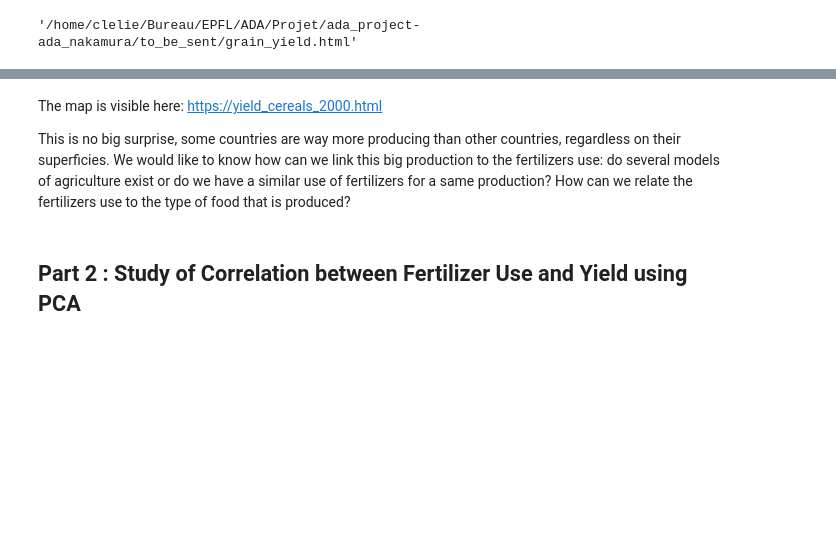
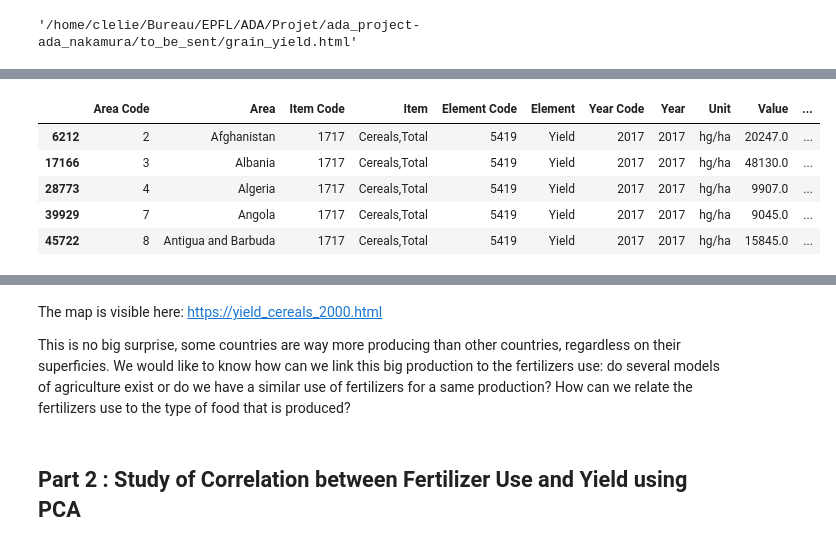
Before and after one commit to amara-slaymaker/ada_project-ada_nakamura, a Jupyter notebook: to_be_sent/Milestone_2maps_color.ipynb, the cells around one changed output, grey strips where cells are left out. Drawn from its saved outputs; the diff is of its cells as text; code cells hidden in the pictures; blank space fills up the shorter version.

```diff
--- a/to_be_sent/Milestone_2maps_color.ipynb
+++ b/to_be_sent/Milestone_2maps_color.ipynb
@@ -529,0 +551,14 @@ save(cereal_map)
+# %%
+crops_cereals.head()
+tmp = crops_cereals[crops_cereals.Element == 'Yield']
+tmp = tmp[tmp['Item Code']==1717]
+cereals1961 = tmp[tmp.Year == 1961]
+cereals2017 = tmp[tmp.Year == 2017]
+cereals2017.head()
+# %% [output]
+|  | Area Code | Area | Item Code | Item | Element Code | Element | Year Code | Year | Unit | Value | ... |
+| 6212 | 2 | Afghanistan | 1717 | Cereals,Total | 5419 | Yield | 2017 | 2017 | hg/ha | 20247.0 | ... |
+| 17166 | 3 | Albania | 1717 | Cereals,Total | 5419 | Yield | 2017 | 2017 | hg/ha | 48130.0 | ... |
+| 28773 | 4 | Algeria | 1717 | Cereals,Total | 5419 | Yield | 2017 | 2017 | hg/ha | 9907.0 | ... |
+| 39929 | 7 | Angola | 1717 | Cereals,Total | 5419 | Yield | 2017 | 2017 | hg/ha | 9045.0 | ... |
+| 45722 | 8 | Antigua and Barbuda | 1717 | Cereals,Total | 5419 | Yield | 2017 | 2017 | hg/ha | 15845.0 | ... |
```
Also changed, not shown: parts of 10 cells of this notebook, 2 other files.
